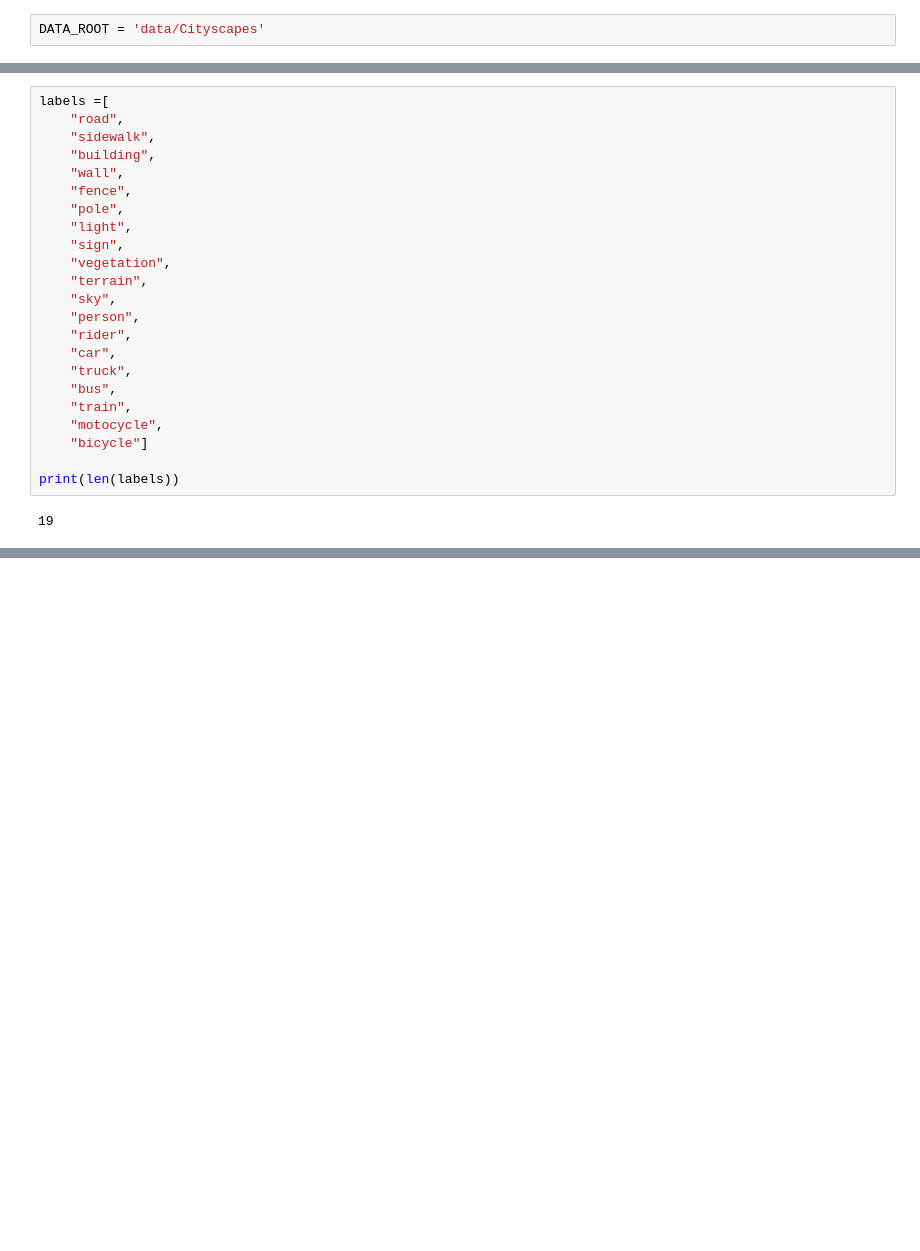
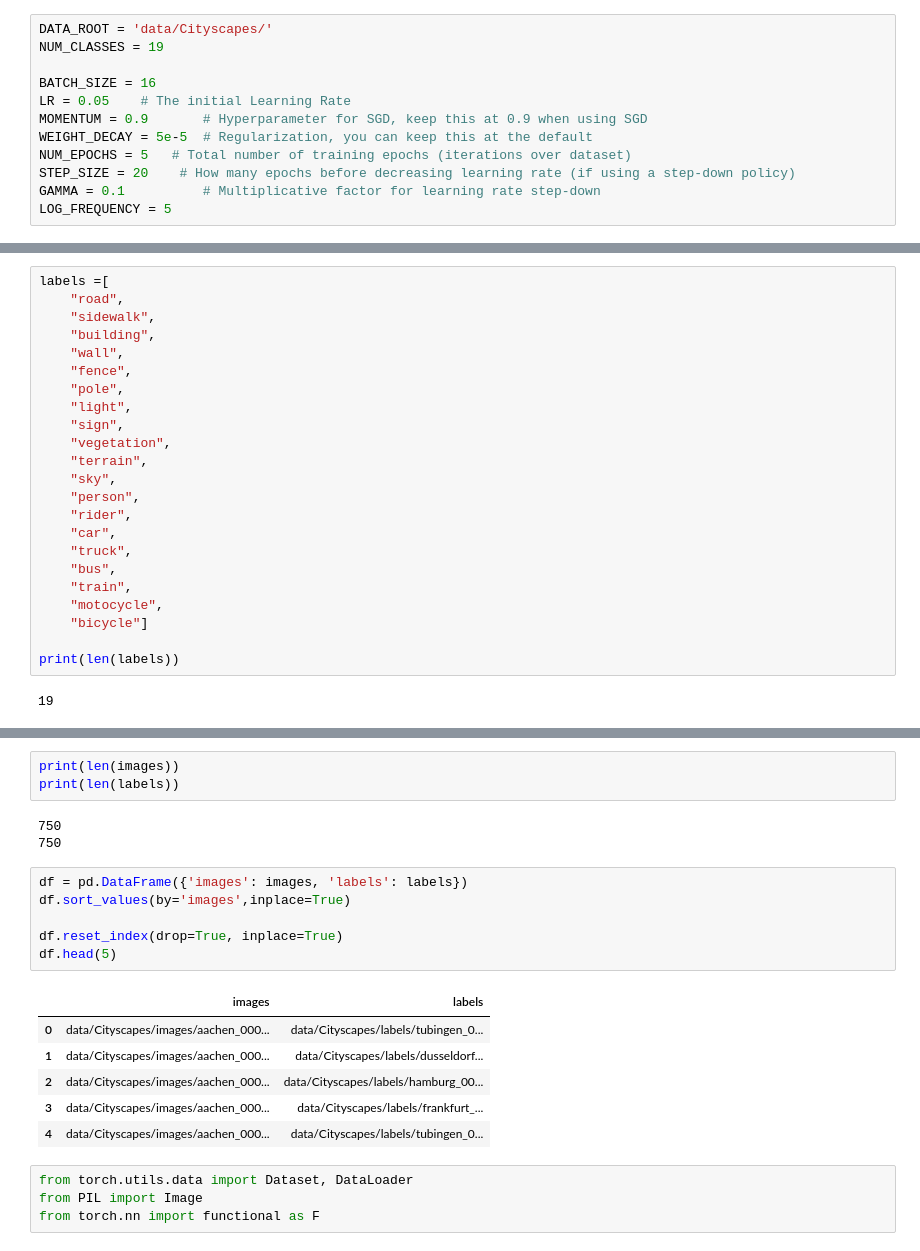
Before and after one commit to selenakkaya/FSS-self-driving-cars, a Jupyter notebook: exploration.ipynb, the cells around one changed output, grey strips where cells are left out. Drawn from its saved outputs; the diff is of its cells as text; blank space fills up the shorter version.

```diff
--- a/exploration.ipynb
+++ b/exploration.ipynb
@@ -7,5 +7,15 @@ import cv2
 
 import torch
 # %%
-DATA_ROOT = 'data/Cityscapes'
+DATA_ROOT = 'data/Cityscapes/'
+NUM_CLASSES = 19
+
+BATCH_SIZE = 16
+LR = 0.05    # The initial Learning Rate
+MOMENTUM = 0.9       # Hyperparameter for SGD, keep this at 0.9 when using SGD
+WEIGHT_DECAY = 5e-5  # Regularization, you can keep this at the default
+NUM_EPOCHS = 5   # Total number of training epochs (iterations over dataset)
+STEP_SIZE = 20    # How many epochs before decreasing learning rate (if using a step-down policy)
+GAMMA = 0.1          # Multiplicative factor for learning rate step-down
+LOG_FREQUENCY = 5
 # %%
@@ -83,0 +106,23 @@ for i in range(19):
+# %%
+print(len(images))
+print(len(labels))
+# %% [output]
+750
+750
+# %%
+df = pd.DataFrame({'images': images, 'labels': labels})
+df.sort_values(by='images',inplace=True)
+
+df.reset_index(drop=True, inplace=True)
+df.head(5)
+# %% [output]
+|  | images | labels |
+| 0 | data/Cityscapes/images/aachen_000... | data/Cityscapes/labels/tubingen_0... |
+| 1 | data/Cityscapes/images/aachen_000... | data/Cityscapes/labels/dusseldorf... |
+| 2 | data/Cityscapes/images/aachen_000... | data/Cityscapes/labels/hamburg_00... |
+| 3 | data/Cityscapes/images/aachen_000... | data/Cityscapes/labels/frankfurt_... |
+| 4 | data/Cityscapes/images/aachen_000... | data/Cityscapes/labels/tubingen_0... |
+# %%
+from torch.utils.data import Dataset, DataLoader
+from PIL import Image
+from torch.nn import functional as F
```
Also changed, not shown: parts of 17 cells of this notebook.
